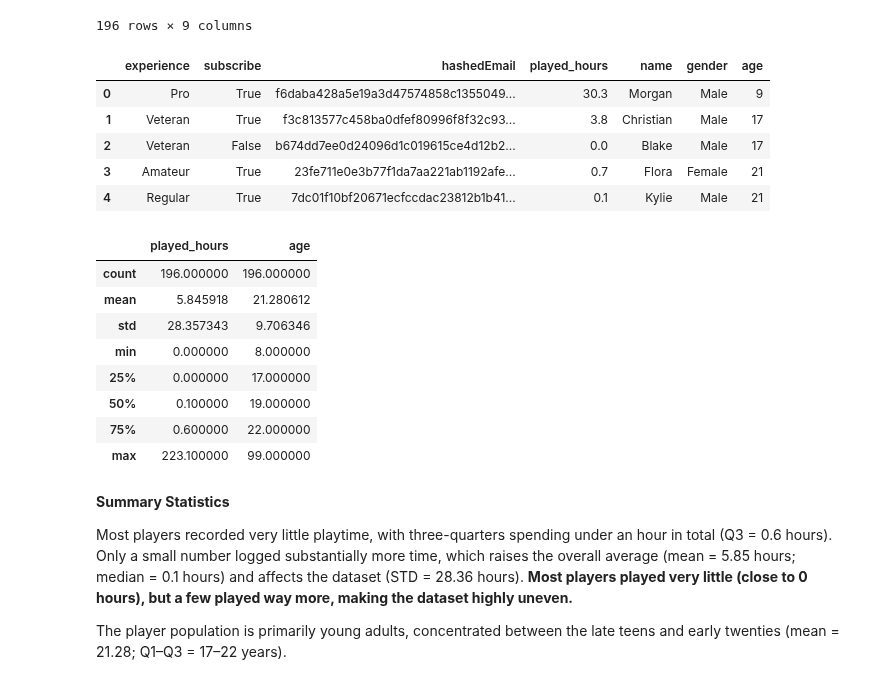
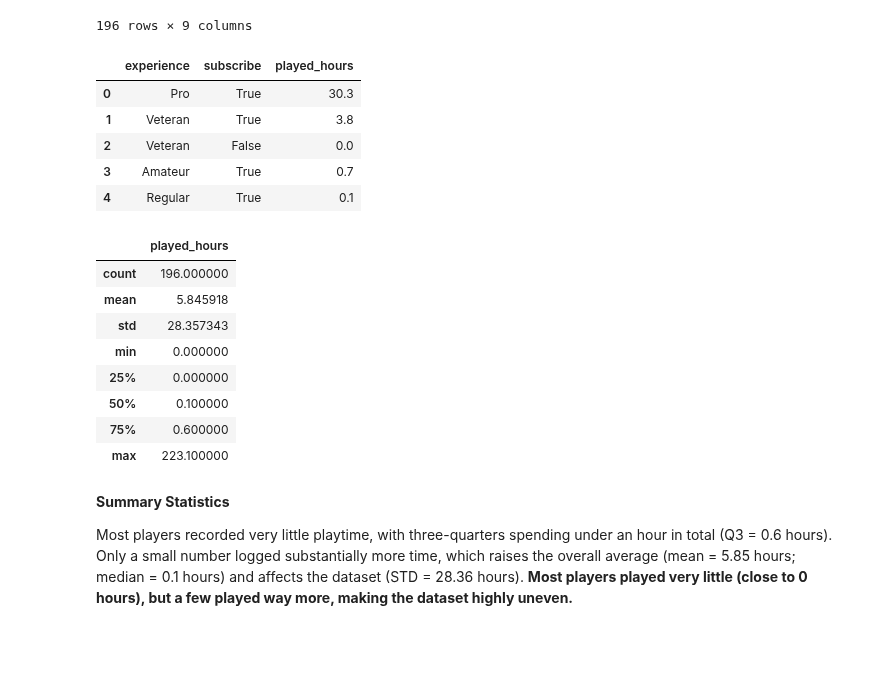
Before and after one commit to sydlpeters/dsci-group-2025w1-group-101-1, a Jupyter notebook: FinalProject.ipynb, the cells around one changed output. Drawn from its saved outputs; the diff is of its cells as text; code cells hidden in the pictures; blank space fills up the shorter version.

```diff
--- a/FinalProject.ipynb
+++ b/FinalProject.ipynb
@@ -74,33 +99,31 @@ players
 196 rows × 9 columns
 # %%
 # Drop columns that are entirely missing(NaN)
-players_tidy = players.drop(columns=["individualId", "organizationName"])
+players_tidy = players.drop(columns=["individualId", "organizationName", "name", "gender", "hashedEmail", "age"])
 # Preview tidy players_tidy
 players_tidy.head()
 # %% [output]
-|  | experience | subscribe | hashedEmail | played_hours | name | gender | age |
-| 0 | Pro | True | f6daba428a5e19a3d47574858c1355049... | 30.3 | Morgan | Male | 9 |
-| 1 | Veteran | True | f3c813577c458ba0dfef80996f8f32c93... | 3.8 | Christian | Male | 17 |
-| 2 | Veteran | False | b674dd7ee0d24096d1c019615ce4d12b2... | 0.0 | Blake | Male | 17 |
-| 3 | Amateur | True | 23fe711e0e3b77f1da7aa221ab1192afe... | 0.7 | Flora | Female | 21 |
-| 4 | Regular | True | 7dc01f10bf20671ecfccdac23812b1b41... | 0.1 | Kylie | Male | 21 |
+|  | experience | subscribe | played_hours |
+| 0 | Pro | True | 30.3 |
+| 1 | Veteran | True | 3.8 |
+| 2 | Veteran | False | 0.0 |
+| 3 | Amateur | True | 0.7 |
+| 4 | Regular | True | 0.1 |
 # %%
 players_tidy.describe()
 # %% [output]
-|  | played_hours | age |
-| count | 196.000000 | 196.000000 |
-| mean | 5.845918 | 21.280612 |
-| std | 28.357343 | 9.706346 |
-| min | 0.000000 | 8.000000 |
-| 25% | 0.000000 | 17.000000 |
-| 50% | 0.100000 | 19.000000 |
-| 75% | 0.600000 | 22.000000 |
-| max | 223.100000 | 99.000000 |
+|  | played_hours |
+| count | 196.000000 |
+| mean | 5.845918 |
+| std | 28.357343 |
+| min | 0.000000 |
+| 25% | 0.000000 |
+| 50% | 0.100000 |
+| 75% | 0.600000 |
+| max | 223.100000 |
 # %% [markdown]
 **Summary Statistics**
 
 Most players recorded very little playtime, with three-quarters spending under an hour in total (Q3 = 0.6 hours). Only a small number logged substantially more time, which raises the overall average (mean = 5.85 hours; median = 0.1 hours) and affects the dataset (STD = 28.36 hours). **Most players played very little (close to 0 hours), but a few played way more, making the dataset highly uneven.**
-
-The player population is primarily young adults, concentrated between the late teens and early twenties (mean = 21.28; Q1–Q3 = 17–22 years).
 # %%
 # Experienced comapred with Average played hours played
```
Also changed, not shown: parts of 16 cells of this notebook.
